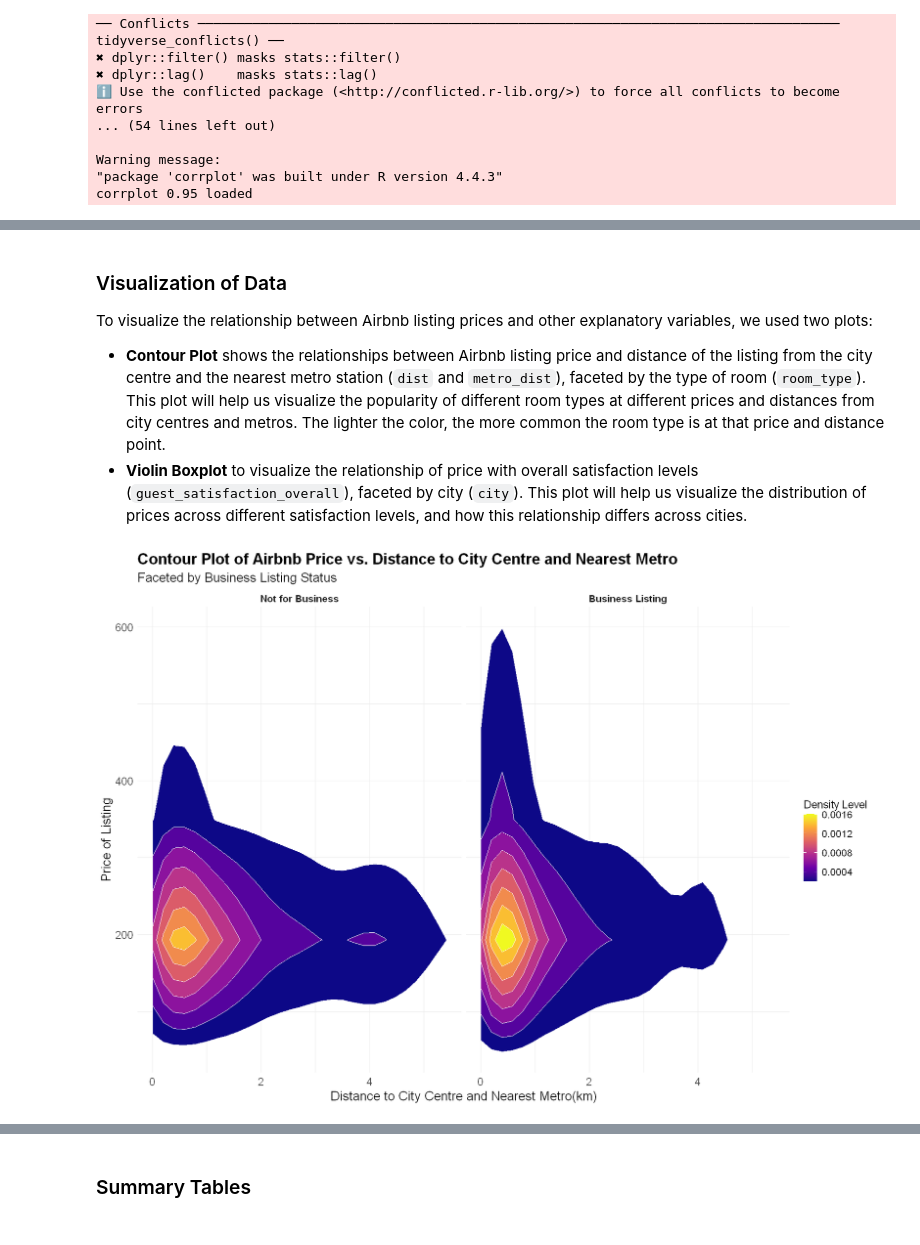
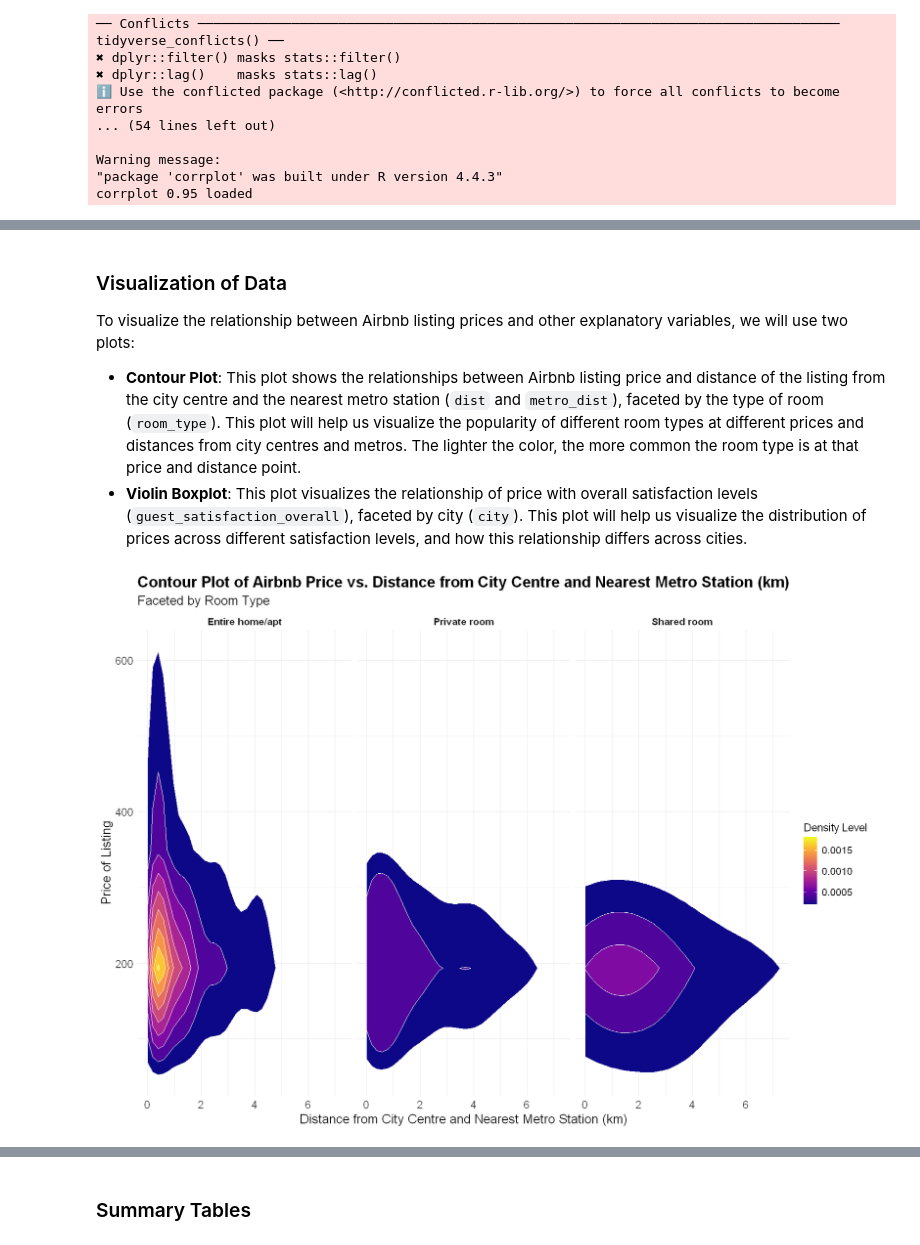
Before and after one commit to shivani-aggarw/stat301, a Jupyter notebook: final_project.ipynb, the cells around one changed output, grey strips where cells are left out. Cells and saved outputs as stored; diff of their text form; code cells hidden in the pictures.

```diff
--- a/final_project.ipynb
+++ b/final_project.ipynb
@@ -184,43 +188,42 @@ A data.frame: 13825 × 19
 # %% [markdown]
 ### Visualization of Data
-To visualize the relationship between Airbnb listing prices and other explanatory variables, we used two plots:
-- **Contour Plot** shows the relationships between Airbnb listing price and distance of the listing from the city centre and the nearest metro station (`dist` and `metro_dist`), faceted by the type of room (`room_type`). This plot will help us visualize the popularity of different room types at different prices and distances from city centres and metros. The lighter the color, the more common the room type is at that price and distance point.
-- **Violin Boxplot** to visualize the relationship of price with overall satisfaction levels (`guest_satisfaction_overall`), faceted by city (`city`). This plot will help us visualize the distribution of prices across different satisfaction levels, and how this relationship differs across cities.
+To visualize the relationship between Airbnb listing prices and other explanatory variables, we will use two plots:
+- **Contour Plot**: This plot shows the relationships between Airbnb listing price and distance of the listing from the city centre and the nearest metro station (`dist` and `metro_dist`), faceted by the type of room (`room_type`). This plot will help us visualize the popularity of different room types at different prices and distances from city centres and metros. The lighter the color, the more common the room type is at that price and distance point.
+- **Violin Boxplot**: This plot visualizes the relationship of price with overall satisfaction levels (`guest_satisfaction_overall`), faceted by city (`city`). This plot will help us visualize the distribution of prices across different satisfaction levels, and how this relationship differs across cities.
 # %%
-# code taken from Brian's assignment 2
 # contour plot of price against distance from city centre and nearest metro station
 options(repr.plot.width = 14, repr.plot.height = 10)
 
+# code taken from Brian's assignment 2
 # combining dist and metro_dist into one variable
-# code taken from Brian's assignment 2
-airbnb_clean_long <- airbnb_training %>%
-    dplyr::select(realSum, dist, metro_dist, city, bedrooms, biz) %>%
+airbnb_train_distance <- airbnb_training %>%
+    dplyr::select(realSum, dist, metro_dist, room_type) %>%
     mutate(realSum_shifted = if_else(realSum <= 0, 1, realSum)) %>%
     pivot_longer(
         cols = c(dist, metro_dist),
         names_to = "DistanceType",
         values_to = "Distance")
 
 # plotting variables
-ggplot(airbnb_clean_long, aes(x = Distance, y = realSum_shifted)) +
+ggplot(airbnb_train_distance, aes(x = Distance, y = realSum_shifted)) +
     stat_density_2d(aes(fill = after_stat(level)), geom = "polygon", color = "white", contour = TRUE) +
-    facet_wrap(~ biz, labeller = labeller(biz = c("0" = "Not for Business", "1" = "Business Listing"))) +
+    facet_wrap(~ room_type) +
     scale_fill_viridis_c(option = "C", name = "Density Level") +
     labs(
-        title = "Contour Plot of Airbnb Price vs. Distance to City Centre and Nearest Metro",
-        subtitle = "Faceted by Business Listing Status",
-        x = "Distance to City Centre and Nearest Metro(km)",
+        title = "Contour Plot of Airbnb Price vs. Distance from City Centre and Nearest Metro Station (km)",
+        subtitle = "Faceted by Room Type",
+        x = "Distance from City Centre and Nearest Metro Station (km)",
         y = "Price of Listing"
   ) +
     theme_minimal(base_size = 12) +
     theme(
         text = element_text(size = 16),
         plot.title = element_text(size = 20, face = "bold"),
         axis.title = element_text(size = 16),
         axis.text = element_text(size = 14),
         legend.title = element_text(size = 14),
         strip.text = element_text(face = "bold")
   )
 # %% [output]
-[figure, old version]
+[figure, new version]
 # %% [markdown]
```
Also changed, not shown: parts of 19 cells of this notebook.
